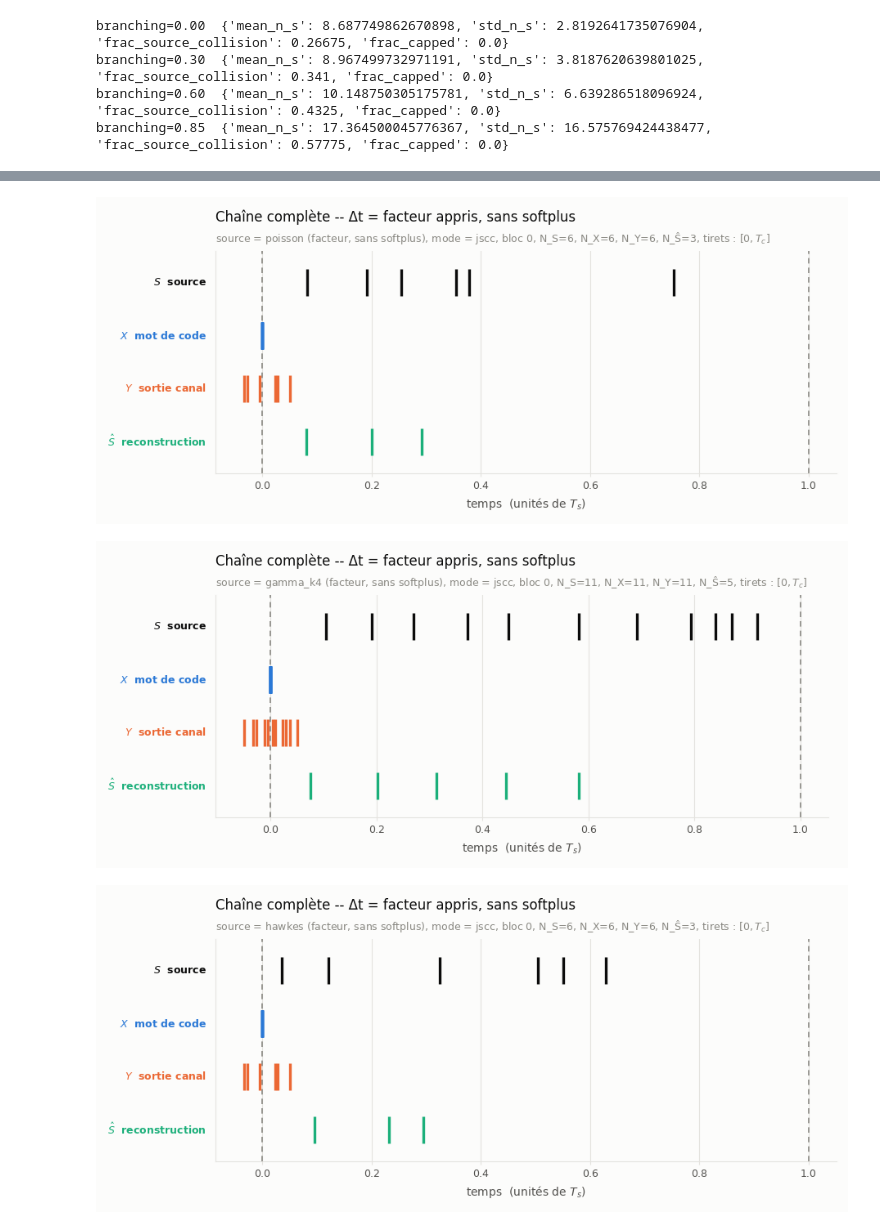
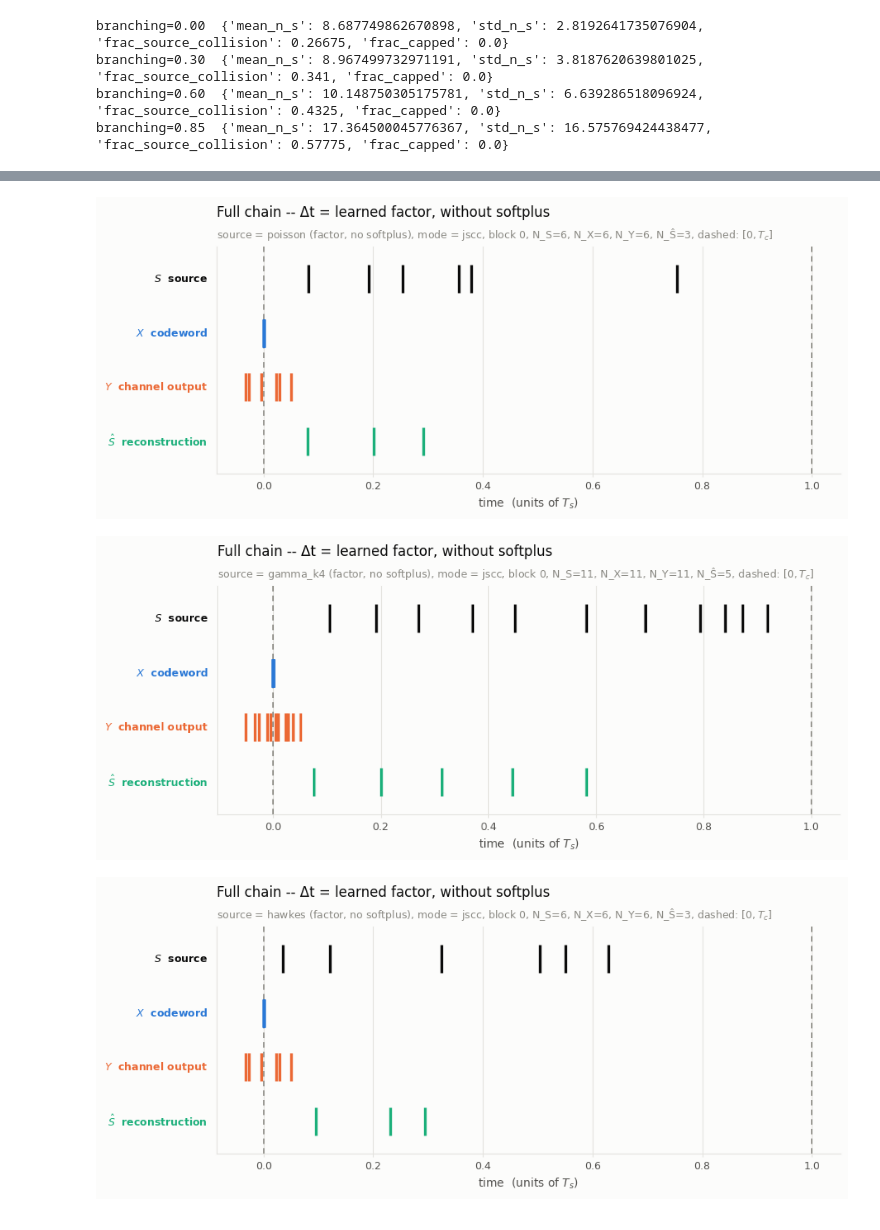
Before and after one commit to marcolegigabro/SNN-encoders, a Jupyter notebook: task1-compression-with-channel/hawkes_jscc.ipynb, the cells around one changed output, grey strips where cells are left out. Saved outputs shown, nothing was run; the diff lists cells and outputs as text; code cells hidden in the pictures.

```diff
--- a/task1-compression-with-channel/hawkes_jscc.ipynb
+++ b/task1-compression-with-channel/hawkes_jscc.ipynb
@@ -1091,9 +1091,9 @@ Comparaison rapide de sources (steps=800, T_bins=128)
 # %%
 def fig_realisation_generic(sampler, model, cfg: Config, title_prefix: str,
                              block: int = 0, seed: int = REALISATION_SEED):
-    """Comme fig_realisation, mais paramétré par une fonction source
-    quelconque plutôt que par (HAWKES_MODELS, branching) -- pour comparer la
-    chaîne complète S -> X -> Y -> Ŝ entre types de source."""
+    """Like fig_realisation, but parameterized by an arbitrary source
+    function rather than by (HAWKES_MODELS, branching) -- to compare the
+    full chain S -> X -> Y -> Ŝ across source types."""
     rng = np.random.default_rng(seed)
     gen = torch.Generator(device=DEVICE).manual_seed(seed)
     with torch.no_grad():
@@ -1104,8 +1104,8 @@ def fig_realisation_generic(sampler, model, cfg: Config, title_prefix: str,
     Y = raster_to_times(out["r_channel"], cfg)[block]
     H = raster_to_times(out["r_hat"], cfg)[block]
 
-    rows = [("$S$  source", S, INK), ("$X$  mot de code", X, C_UNCODED),
-            ("$Y$  sortie canal", Y, C_DECODER), ("$\\hat{S}$  reconstruction", H, C_JSCC)]
+    rows = [("$S$  source", S, INK), ("$X$  codeword", X, C_UNCODED),
+            ("$Y$  channel output", Y, C_DECODER), ("$\\hat{S}$  reconstruction", H, C_JSCC)]
     fig, ax = plt.subplots(figsize=(9.2, 4.0), facecolor=SURFACE)
     for k, (name, vals, colour) in enumerate(rows):
         y0 = len(rows) - 1 - k
@@ -1115,10 +1115,10 @@ def fig_realisation_generic(sampler, model, cfg: Config, title_prefix: str,
                 fontsize=9, fontweight="bold", ha="right", va="center")
     for xv in (0.0, cfg.Tc):
         ax.axvline(xv, color=MUTED, lw=1.2, ls=(0, (4, 3)), zorder=2)
-    sub = (f"source = {title_prefix}, mode = jscc, bloc {block}, "
-           f"N_S={len(S)}, N_X={len(X)}, N_Y={len(Y)}, N_Ŝ={len(H)}, tirets : $[0, T_c]$")
+    sub = (f"source = {title_prefix}, mode = jscc, block {block}, "
+           f"N_S={len(S)}, N_X={len(X)}, N_Y={len(Y)}, N_Ŝ={len(H)}, dashed: $[0, T_c]$")
     ax.set_ylim(-0.6, 3.6); ax.set_yticks([])
-    style(ax, "temps  (unités de $T_s$)", "", "Une réalisation à travers la chaîne", sub)
+    style(ax, "time  (units of $T_s$)", "", "One realization through the chain", sub)
     fig.tight_layout()
     return fig
 
@@ -1755,8 +1755,8 @@ def fig_realisation_generic(sampler, model, cfg: Config, title_prefix: str,
     X = out["X"][block][out["mask_x"][block]].numpy()
     Y = out["Y"][block][out["mask_x"][block]].numpy()
     H = out["S_hat"][block][out["mask_hat"][block]].numpy()
-    rows = [("$S$  source", S, INK), ("$X$  mot de code", X, C_UNCODED),
-            ("$Y$  sortie canal", Y, C_DECODER), ("$\\hat{S}$  reconstruction", H, C_JSCC)]
+    rows = [("$S$  source", S, INK), ("$X$  codeword", X, C_UNCODED),
+            ("$Y$  channel output", Y, C_DECODER), ("$\\hat{S}$  reconstruction", H, C_JSCC)]
     fig, ax = plt.subplots(figsize=(9.2, 4.0), facecolor=SURFACE)
     for k, (name, vals, colour) in enumerate(rows):
         y0 = len(rows) - 1 - k
@@ -1766,10 +1766,10 @@ def fig_realisation_generic(sampler, model, cfg: Config, title_prefix: str,
                 fontsize=9, fontweight="bold", ha="right", va="center")
     for xv in (0.0, cfg.Tc):
         ax.axvline(xv, color=MUTED, lw=1.2, ls=(0, (4, 3)), zorder=2)
-    sub = (f"source = {title_prefix}, mode = {model.mode}, bloc {block}, "
-           f"N_S={len(S)}, N_X={len(X)}, N_Y={len(Y)}, N_Ŝ={len(H)}, tirets : $[0, T_c]$")
+    sub = (f"source = {title_prefix}, mode = {model.mode}, block {block}, "
+           f"N_S={len(S)}, N_X={len(X)}, N_Y={len(Y)}, N_Ŝ={len(H)}, dashed: $[0, T_c]$")
     ax.set_ylim(-0.6, 3.6); ax.set_yticks([])
-    style(ax, "temps  (unités de $T_s$)", "", "Chaîne complète -- Δt = facteur appris, sans softplus", sub)
+    style(ax, "time  (units of $T_s$)", "", "Full chain -- Δt = learned factor, without softplus", sub)
     fig.tight_layout()
     return fig
 
@@ -1782,9 +1782,9 @@ DELTA_SOURCES = {
 
 
 def reorder_frac(X: torch.Tensor, mask: torch.Tensor) -> float:
-    """Fraction de blocs où X (restreint à ses positions réelles) n'est pas
-    strictement croissant -- à surveiller puisque Δt n'est plus forcé positif
-    ici (cf. markdown)."""
+    """Fraction of blocks where X (restricted to its real positions) is not
+    strictly increasing -- worth watching since Δt is no longer forced positive
+    here (cf. markdown)."""
     diffs = X[:, 1:] - X[:, :-1]
     valid_pair = mask[:, 1:] & mask[:, :-1]
     bad = (diffs < 0) & valid_pair
@@ -1792,9 +1792,9 @@ def reorder_frac(X: torch.Tensor, mask: torch.Tensor) -> float:
 
 
 class EncoderDeltaFactor(nn.Module):
-    """Comme EncoderDelta, mais Δt = head(u) * facteur appris, SANS softplus
-    -- rien ne force Δt > 0 structurellement (cf. markdown : accepté
-    délibérément, mesuré empiriquement plutôt que contraint)."""
+    """Like EncoderDelta, but Δt = head(u) * learned factor, WITHOUT softplus
+    -- nothing structurally forces Δt > 0 (cf. markdown: accepted
+    deliberately, measured empirically rather than constrained)."""
 
     def __init__(self, cfg: Config):
         super().__init__()
@@ -1895,11 +1895,11 @@ for name, sampler in DELTA_SOURCES.items():
               f"reorder_X={rf_x}  reorder_Shat={rf_hat}")
 
 show_table(FACTOR_ROWS, cols=["source", "mode", "d_mse", "reorder_frac_X", "reorder_frac_Shat"],
-           title=f"Δt = head(u) * facteur appris, SANS softplus (steps={FACTOR_STEPS}) "
-                 f"-- comparer à la version softplus ci-dessus")
+           title=f"Δt = head(u) * learned factor, WITHOUT softplus (steps={FACTOR_STEPS}) "
+                 f"-- compare to the softplus version above")
 
 for name, sampler in DELTA_SOURCES.items():
-    fig_realisation_generic(sampler, FACTOR_MODELS[(name, "jscc")], CFG, title_prefix=f"{name} (facteur, sans softplus)")
+    fig_realisation_generic(sampler, FACTOR_MODELS[(name, "jscc")], CFG, title_prefix=f"{name} (factor, no softplus)")
     plt.show()
 # %% [output]
 poisson    uncoded   d_mse=0.00091  reorder_X=nan  reorder_Shat=nan
@@ -1915,11 +1915,11 @@ hawkes     jscc      d_mse=0.04272  reorder_X=0.0  reorder_Shat=0.11299999803304
      source |        mode |       d_mse | reorder_frac_X | reorder_frac_Shat
 ------------+-------------+-------------+----------------+------------------
 ... (5 lines left out)
    gamma_k4 |        jscc |      0.0080 |         0.0000 |            0.0000
      hawkes |     uncoded |  9.2058e-04 |            nan |               nan
      hawkes |     decoder |      0.2930 |            nan |            0.0000
      hawkes |        jscc |      0.0427 |         0.0000 |            0.1130
-[figure, old version]
+[figure, new version]
-[figure, old version]
+[figure, new version]
-[figure, old version]
+[figure, new version]
 # %% [markdown]
```
Also changed, not shown: parts of 41 cells of this notebook, 1 other file.
